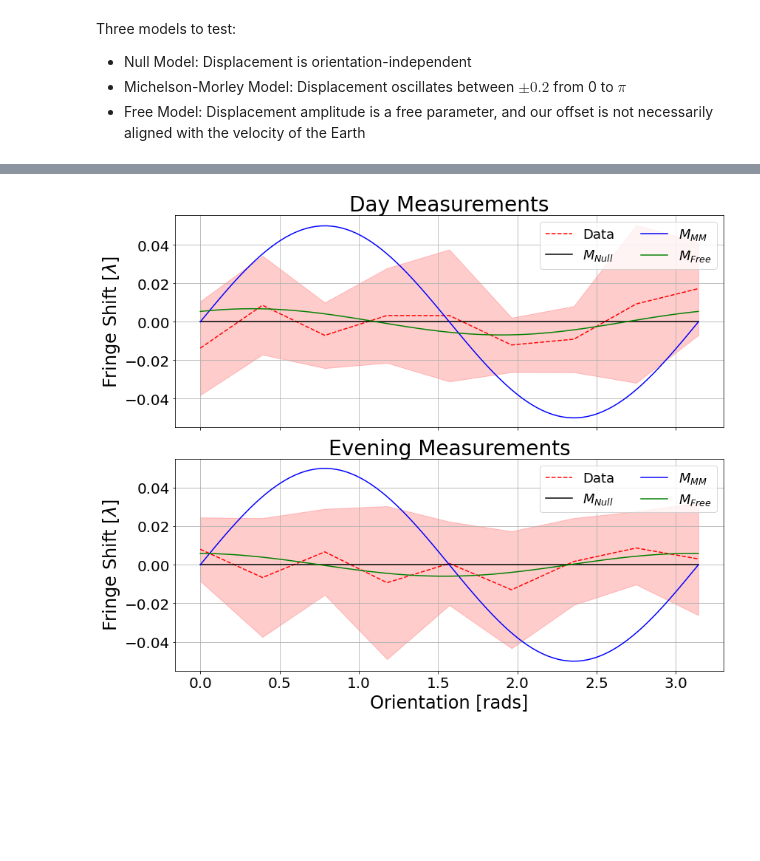
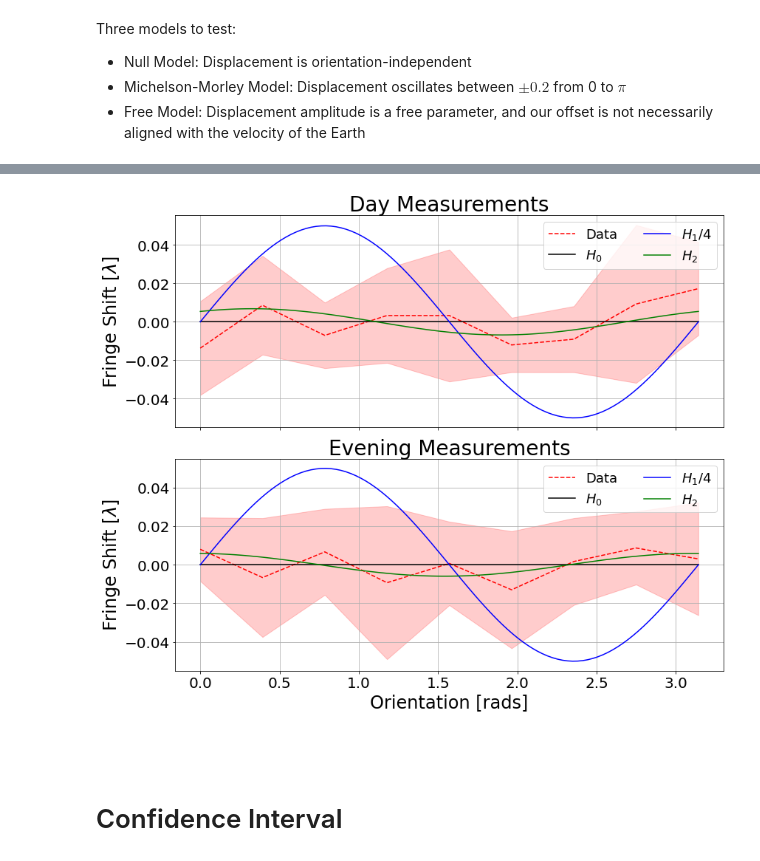
Before and after one commit to LAT-403/Project, a Jupyter notebook: Analysis.ipynb, the cells around one changed output, grey strips where cells are left out. Saved outputs shown, nothing was run; the diff lists cells and outputs as text; code cells hidden in the pictures; blank space fills up the shorter version.

Commit message:
Small updates
decided against credible/confidence interval stuff

```diff
--- a/Analysis.ipynb
+++ b/Analysis.ipynb
@@ -213,32 +204,34 @@ free_eve = free_model(theta_vals, fit_free_eve.x)
 # %%
 fig, ax = plt.subplots(2,1,figsize = (12,10), sharex = True)
 ax[0].fill_between(angle, day_mean_wv - day_err_wv, day_mean_wv + day_err_wv, color = 'red', alpha = 0.2)
 ax[0].plot(angle, day_mean_wv, color = 'red', linestyle = '--',label = 'Data')
-ax[0].plot(theta_vals, null, color = 'black', label = '$M_{Null}$')
-ax[0].plot(theta_vals, mm/4, color = 'blue', label = '$M_{MM}$')
-ax[0].plot(theta_vals, free_day, color = 'green', label = '$M_{Free}$')
+ax[0].plot(theta_vals, null, color = 'black', label = '$H_0$')
+ax[0].plot(theta_vals, mm/4, color = 'blue', label = '$H_1/4$')
+ax[0].plot(theta_vals, free_day, color = 'green', label = '$H_2$')
 ax[0].grid()
 ax[0].yaxis.set_tick_params(labelsize = 20)
 ax[0].set_ylabel("Fringe Shift [$\lambda$]", fontsize = 24)
 ax[0].set_title("Day Measurements", fontsize = 28)
 ax[0].legend(fontsize = 18, ncol = 2)
 
 ax[1].fill_between(angle, eve_mean_wv - eve_err_wv, eve_mean_wv + eve_err_wv, color = 'red', alpha = 0.2)
 ax[1].plot(angle, eve_mean_wv, color = 'red', linestyle = '--',label = 'Data')
-ax[1].plot(theta_vals, null, color = 'black', label = '$M_{Null}$')
-ax[1].plot(theta_vals, mm/4, color = 'blue', label = '$M_{MM}$')
-ax[1].plot(theta_vals, free_eve, color = 'green', label = '$M_{Free}$')
+ax[1].plot(theta_vals, null, color = 'black', label = '$H_0$')
+ax[1].plot(theta_vals, mm/4, color = 'blue', label = '$H_1/4$')
+ax[1].plot(theta_vals, free_eve, color = 'green', label = '$H_2$')
 ax[1].grid()
 ax[1].yaxis.set_tick_params(labelsize = 20)
 ax[1].xaxis.set_tick_params(labelsize = 20)
 ax[1].set_xlabel("Orientation [rads]", fontsize = 24)
 ax[1].set_ylabel("Fringe Shift [$\lambda$]", fontsize = 24)
 ax[1].set_title("Evening Measurements", fontsize = 28)
 ax[1].legend(fontsize = 18, ncol = 2)
 
 fig.tight_layout()
 fig.savefig("fits.png")
 # %% [output]
-[figure, old version]
+[figure, new version]
 # %% [markdown]
 #
+# %% [markdown]
+# Confidence Interval
```
Also changed, not shown: parts of 3 cells of this notebook, 1 other file.
